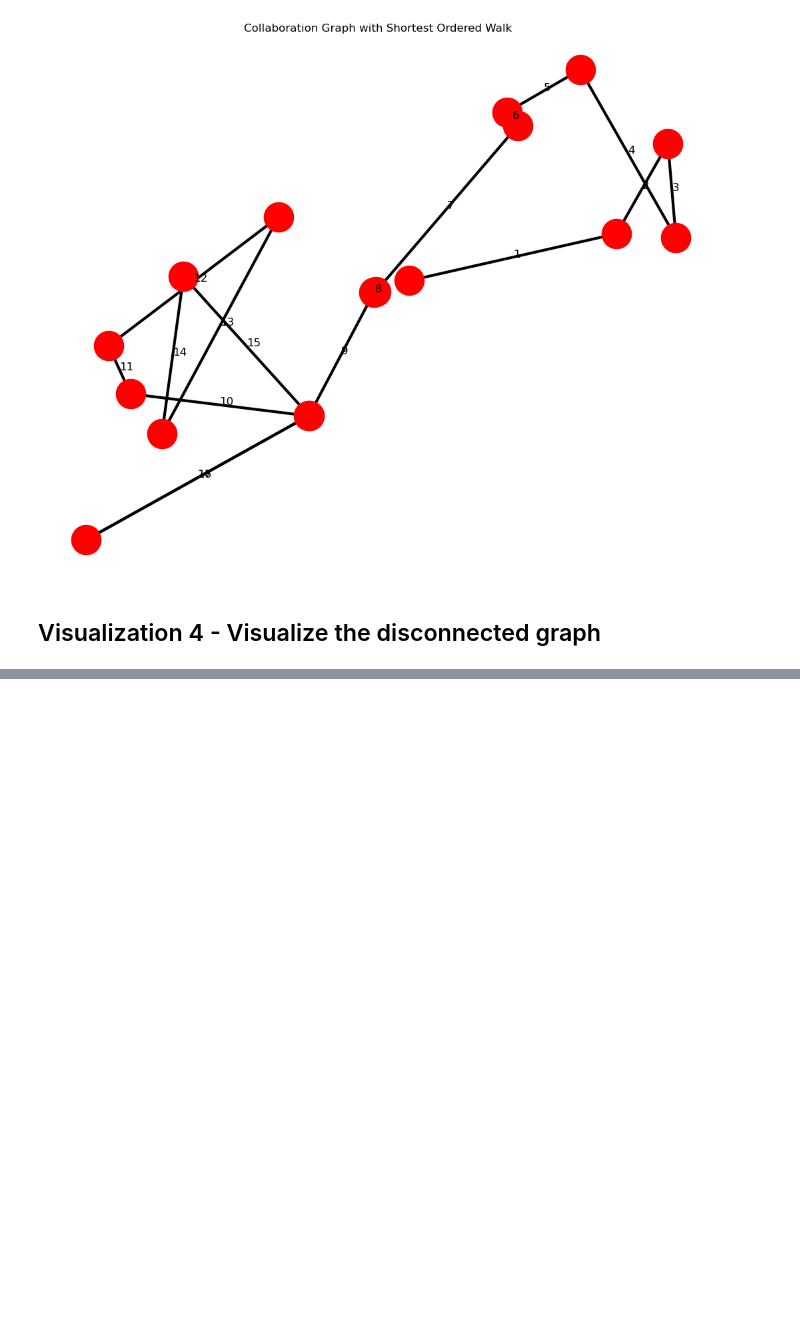
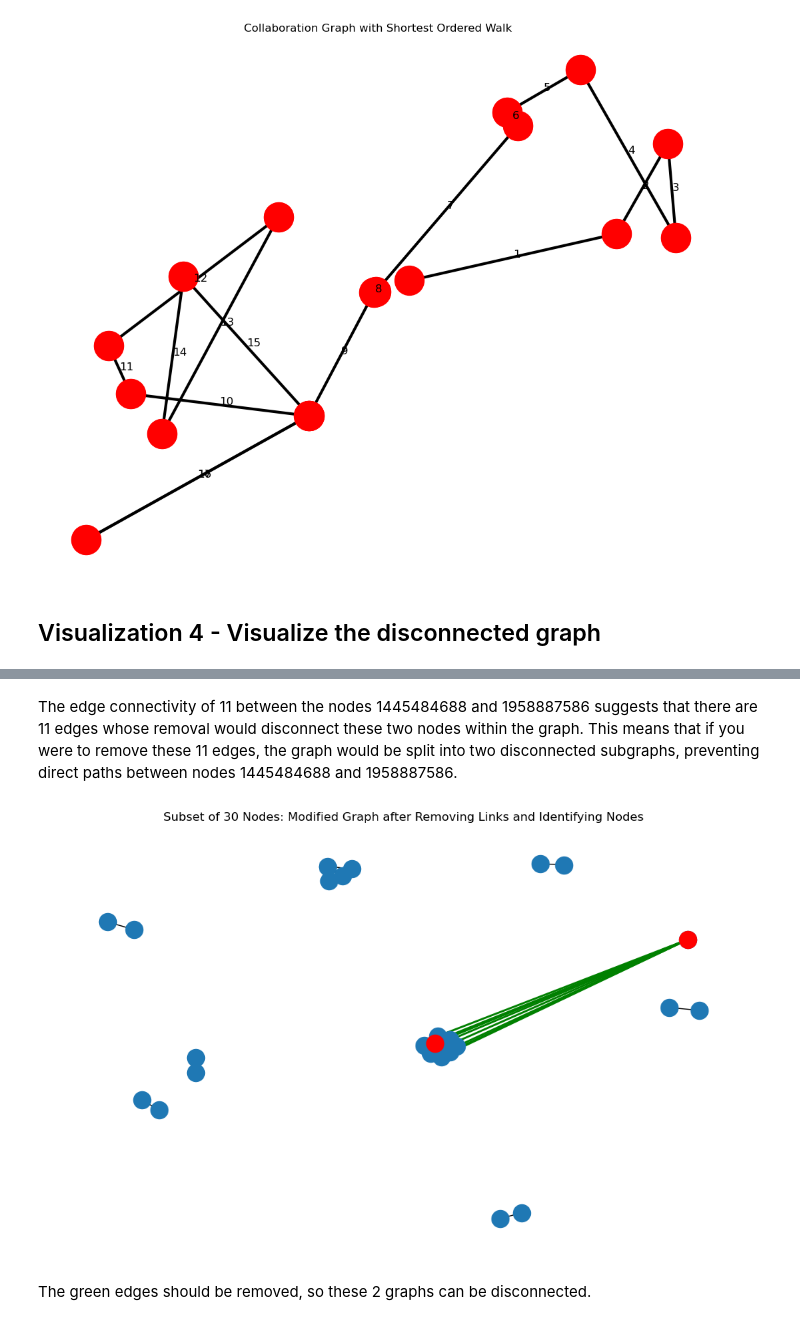
Before and after one commit to armanfeili/ADM-HW5, a Jupyter notebook: notebook 5.ipynb, the cells around one changed output, grey strips where cells are left out. Cells and saved outputs as stored; diff of their text form; code cells hidden in the pictures; blank space fills up the shorter version.

```diff
--- a/notebook 5.ipynb
+++ b/notebook 5.ipynb
@@ -682,0 +718,48 @@ Minimum number of edges to disconnect: One or more authors are not present in th
+# %% [markdown]
+The edge connectivity of 11 between the nodes 1445484688 and 1958887586 suggests that there are 11 edges whose removal would disconnect these two nodes within the graph. This means that if you were to remove these 11 edges, the graph would be split into two disconnected subgraphs, preventing direct paths between nodes 1445484688 and 1958887586.
+# %%
+def remove_edges_and_plot_subset(graph, subset_nodes, edges_to_remove, nodes_to_identify):
+    # Create a new graph and copy the subset of nodes from the original frozen graph
+    subgraph = nx.Graph()
+    subgraph.add_nodes_from(subset_nodes)
+    subgraph.add_edges_from(graph.subgraph(subset_nodes).edges())
+
+    # Remove the specified edges from the new graph
+    subgraph.remove_edges_from(edges_to_remove)
+
+    # Identify the two nodes
+    node1, node2 = nodes_to_identify
+
+    # Visualize the modified subgraph after removing edges and identifying nodes
+    plt.figure(figsize=(10, 6))
+    pos = nx.spring_layout(subgraph)  # You can use different layouts as well
+
+    # Plot the modified subgraph with removed edges
+    nx.draw(subgraph, pos, with_labels=False, font_weight='bold')
+    nx.draw_networkx_edges(subgraph, pos, edgelist=edges_to_remove, edge_color='g', width=2)
+
+    # Highlight the identified nodes
+    nx.draw_networkx_nodes(subgraph, pos, nodelist=[node1, node2], node_color='r', node_size=300)
+
+    plt.title('Subset of 30 Nodes: Modified Graph after Removing Links and Identifying Nodes')
+    plt.show()
+
+# Select the first 30 nodes from the graph
+subset_nodes = list(collaboration_graph.nodes())[:25]
+
+# Nodes to visualize edges between and identify
+nodeA = '2298051088'
+nodeB = '2596317628'
+
+# Find the edges between the nodes
+edges_to_remove = list(nx.minimum_edge_cut(collaboration_graph, nodeA, nodeB))
+
+# Identify the two nodes
+nodes_to_identify = [nodeA, nodeB]
+
+# Remove identified edges and plot the modified graph with the subset of nodes
+remove_edges_and_plot_subset(collaboration_graph, subset_nodes, edges_to_remove, nodes_to_identify)
+# %% [output]
+[figure, added]
+# %% [markdown]
+The green edges should be removed, so these 2 graphs can be disconnected.
```
Also changed, not shown: parts of 5 cells of this notebook.
